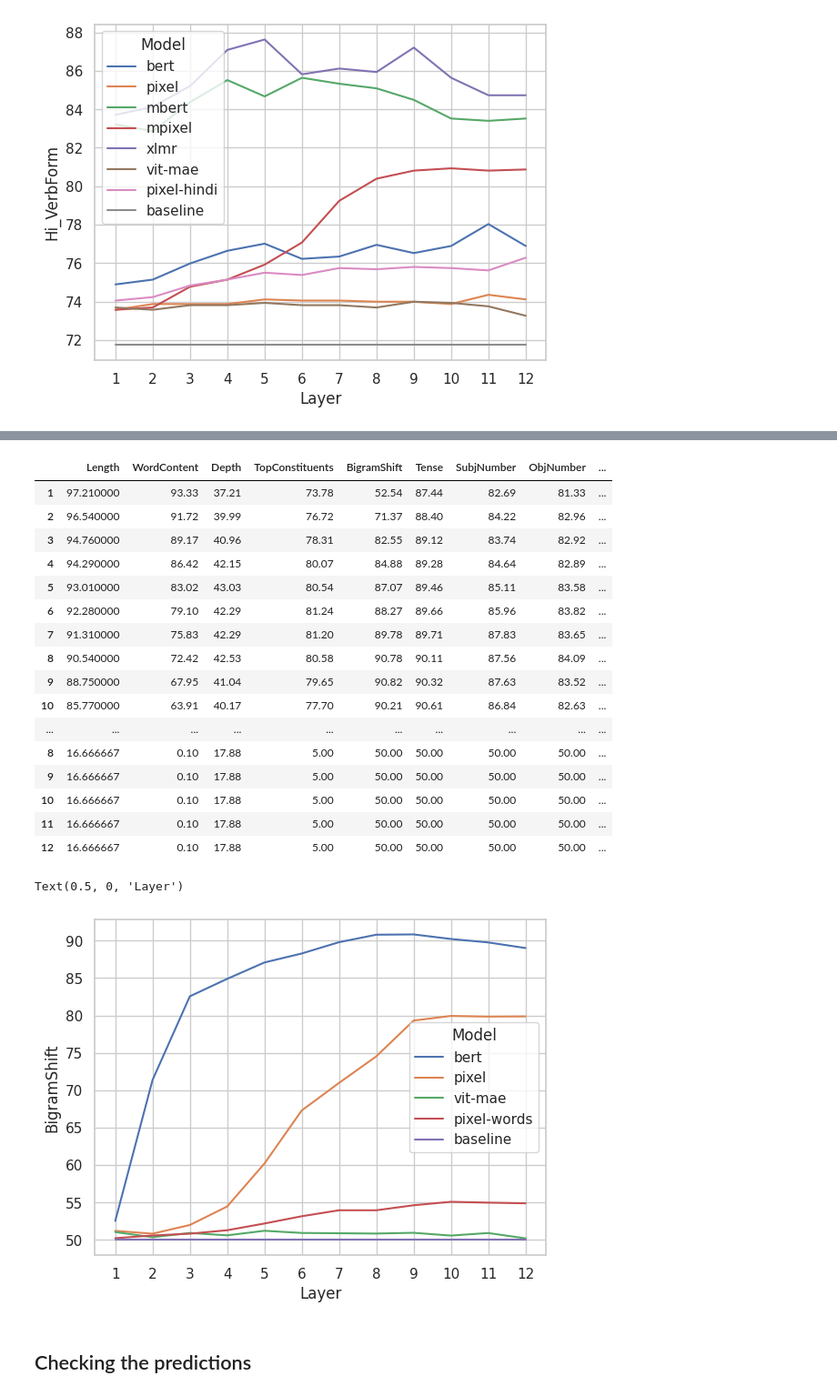
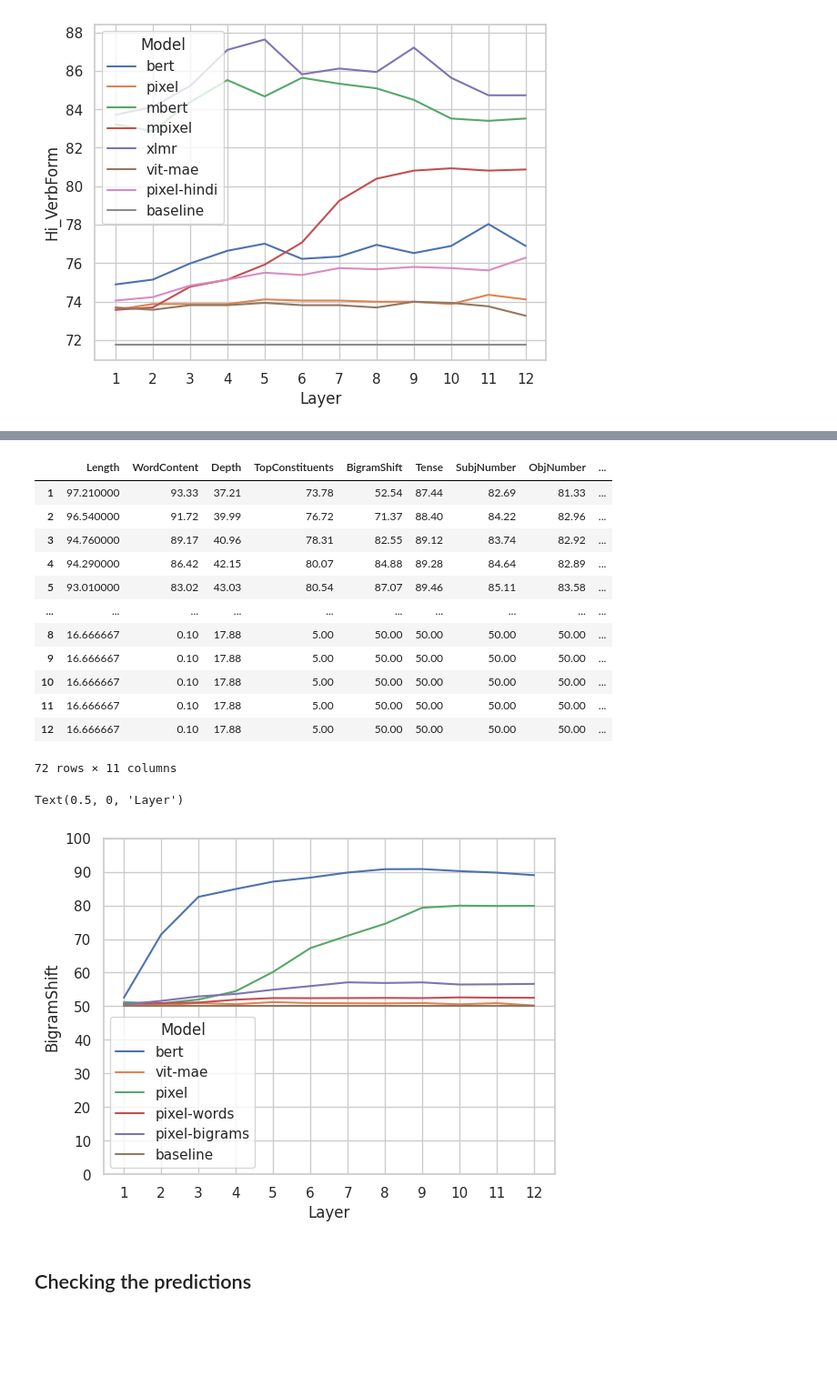
Before and after one commit to vgaraujov/SentEval, a Jupyter notebook: read_pickle.ipynb, the cells around one changed output, grey strips where cells are left out. Shown: that part at 91% size. Saved outputs shown, nothing was run; the diff lists cells and outputs as text; code cells hidden in the pictures; blank space fills up the shorter version.

```diff
--- a/read_pickle.ipynb
+++ b/read_pickle.ipynb
@@ -37,6 +37,10 @@ def return_df_eng(seed):
     datamp = []
     datav = []
     datapw = []
+    datapb = []
+    # datap_r = []
+    # datapw_r = []
+    # datapb_r = []
 
     lang = "English"
 
@@ -47,7 +51,10 @@ def return_df_eng(seed):
         # datamp.append(read_pickle('mpixel', lang, str(i), 'mean')[0]['DevAcc'])
         datav.append(read_pickle('vit-mae', lang, str(i), seed)[0]['DevAcc'])
         datapw.append(read_pickle('pixel-words', lang, str(i), seed)[0]['DevAcc'])
-
+        datapb.append(read_pickle('pixel-bigrams', lang, str(i), seed)[0]['DevAcc'])
+        # datap_r.append(read_pickle('pixel-r', lang, str(i), seed)[0]['DevAcc'])
+        # datapw_r.append(read_pickle('pixel-words-r', lang, str(i), seed)[0]['DevAcc'])
+        # datapb_r.append(read_pickle('pixel-bigrams-r', lang, str(i), seed)[0]['DevAcc'])
 
     tasks = read_pickle('pixel', lang, '1', seed)[0].index
     datasets = read_pickle('pixel', lang, '1', seed)[1]
@@ -91,6 +98,18 @@ def return_df_eng(seed):
     dfpw = pd.concat(datapw, axis=1)
     dfpw.columns = list(range(1,13))
 
+    dfpb = pd.concat(datapb, axis=1)
+    dfpb.columns = list(range(1,13))
+
+    # dfp_r = pd.concat(datap_r, axis=1)
+    # dfp_r.columns = list(range(1,13))
+    #
+    # dfpw_r = pd.concat(datapw_r, axis=1)
+    # dfpw_r.columns = list(range(1,13))
+    #
+    # dfpb_r = pd.concat(datapb_r, axis=1)
+    # dfpb_r.columns = list(range(1,13))
+
     dfbase = pd.concat(baseline, axis=1)
     dfbase.columns = list(range(1,13))
 
@@ -106,14 +125,26 @@ def return_df_eng(seed):
     dfv_aux['Model'] = 'vit-mae'
     dfpw_aux = dfpw.T
     dfpw_aux['Model'] = 'pixel-words'
+    dfpb_aux = dfpb.T
+    dfpb_aux['Model'] = 'pixel-bigrams'
+    # dfp_r_aux = dfp_r.T
+    # dfp_r_aux['Model'] = 'pixel-r'
+    # dfpw_r_aux = dfpw_r.T
+    # dfpw_r_aux['Model'] = 'pixel-words-r'
+    # dfpb_r_aux = dfpb_r.T
+    # dfpb_r_aux['Model'] = 'pixel-bigrams-r'
     dfbase_aux = dfbase.T
     dfbase_aux['Model'] = 'baseline'
     all_list = [dfb_aux,
+                dfv_aux,
                 dfp_aux,
                 # dfm_aux,
                 # dfmp_aux,
-                dfv_aux,
                 dfpw_aux,
+                dfpb_aux,
+                # dfp_r_aux,
+                # dfpw_r_aux,
+                # dfpb_r_aux,
                 dfbase_aux]
     dev_df = pd.concat(all_list)
 
@@ -740,5 +860,5 @@ dev_df
 # %%
-dev_df = return_df_eng(seed="1111")
+dev_df = return_df_eng("1111")
 dev_df
 # %% [output]
 |  | Length | WordContent | Depth | TopConstituents | BigramShift | Tense | SubjNumber | ObjNumber | ... |
@@ -747,25 +867,21 @@ dev_df
 | 3 | 94.760000 | 89.17 | 40.96 | 78.31 | 82.55 | 89.12 | 83.74 | 82.92 | ... |
 | 4 | 94.290000 | 86.42 | 42.15 | 80.07 | 84.88 | 89.28 | 84.64 | 82.89 | ... |
 | 5 | 93.010000 | 83.02 | 43.03 | 80.54 | 87.07 | 89.46 | 85.11 | 83.58 | ... |
-| 6 | 92.280000 | 79.10 | 42.29 | 81.24 | 88.27 | 89.66 | 85.96 | 83.82 | ... |
-| 7 | 91.310000 | 75.83 | 42.29 | 81.20 | 89.78 | 89.71 | 87.83 | 83.65 | ... |
-| 8 | 90.540000 | 72.42 | 42.53 | 80.58 | 90.78 | 90.11 | 87.56 | 84.09 | ... |
-| 9 | 88.750000 | 67.95 | 41.04 | 79.65 | 90.82 | 90.32 | 87.63 | 83.52 | ... |
-| 10 | 85.770000 | 63.91 | 40.17 | 77.70 | 90.21 | 90.61 | 86.84 | 82.63 | ... |
 | ... | ... | ... | ... | ... | ... | ... | ... | ... | ... |
 | 8 | 16.666667 | 0.10 | 17.88 | 5.00 | 50.00 | 50.00 | 50.00 | 50.00 | ... |
 | 9 | 16.666667 | 0.10 | 17.88 | 5.00 | 50.00 | 50.00 | 50.00 | 50.00 | ... |
 | 10 | 16.666667 | 0.10 | 17.88 | 5.00 | 50.00 | 50.00 | 50.00 | 50.00 | ... |
 | 11 | 16.666667 | 0.10 | 17.88 | 5.00 | 50.00 | 50.00 | 50.00 | 50.00 | ... |
 | 12 | 16.666667 | 0.10 | 17.88 | 5.00 | 50.00 | 50.00 | 50.00 | 50.00 | ... |
+72 rows × 11 columns
 # %%
 ax = sns.lineplot(data=dev_df, x=dev_df.index, y=dev_df.columns[4], hue='Model')
 ax.set_xticks(range(1,13))
-# ax.set_yticks(range(0,101,10))
+ax.set_yticks(range(0,101,10))
 ax.set_xlabel('Layer')
 # %% [output]
 Text(0.5, 0, 'Layer')
-[figure, old version]
+[figure, new version]
 # %% [markdown]
 ## Checking the predictions
 # %%
```
Also changed, not shown: parts of 4 cells of this notebook.
